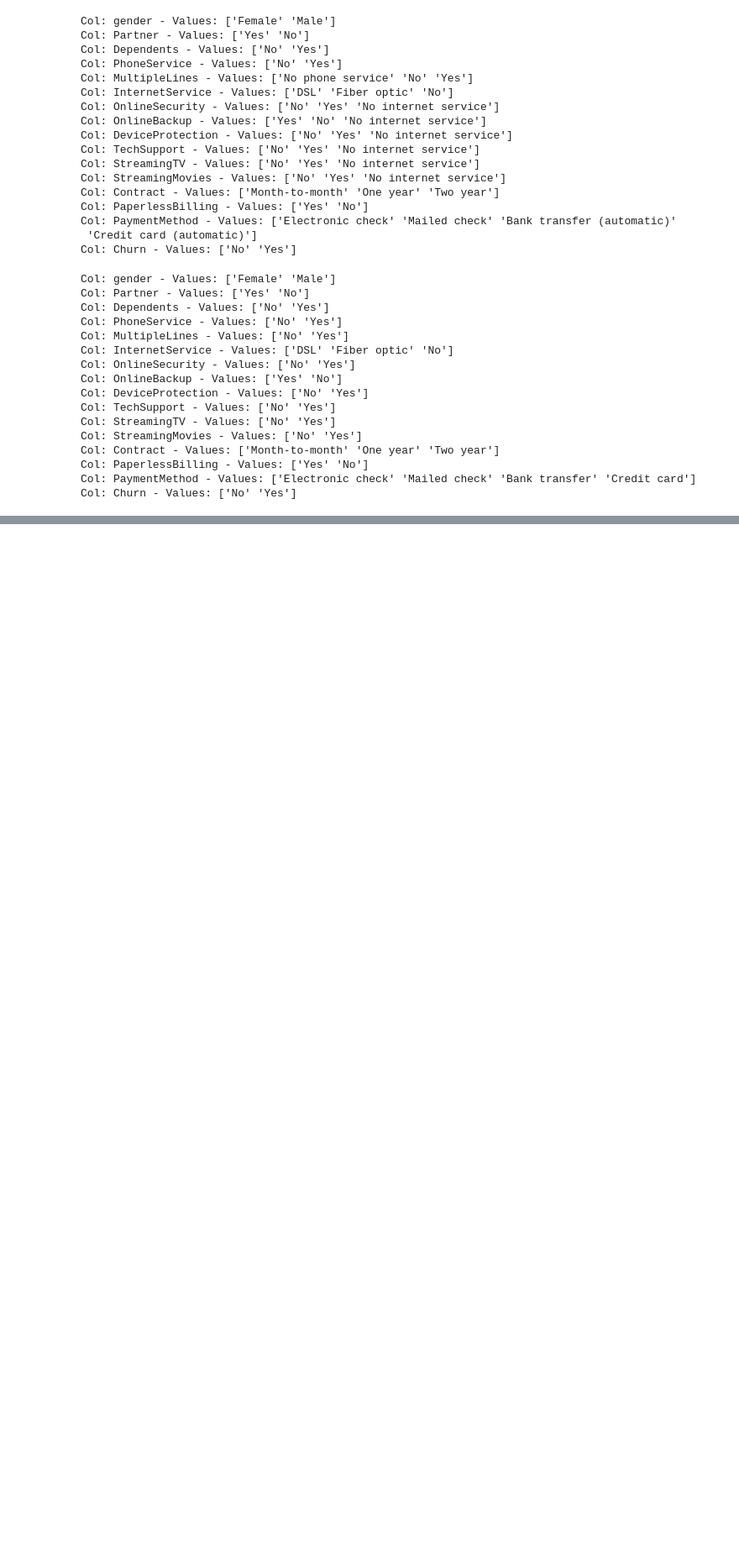
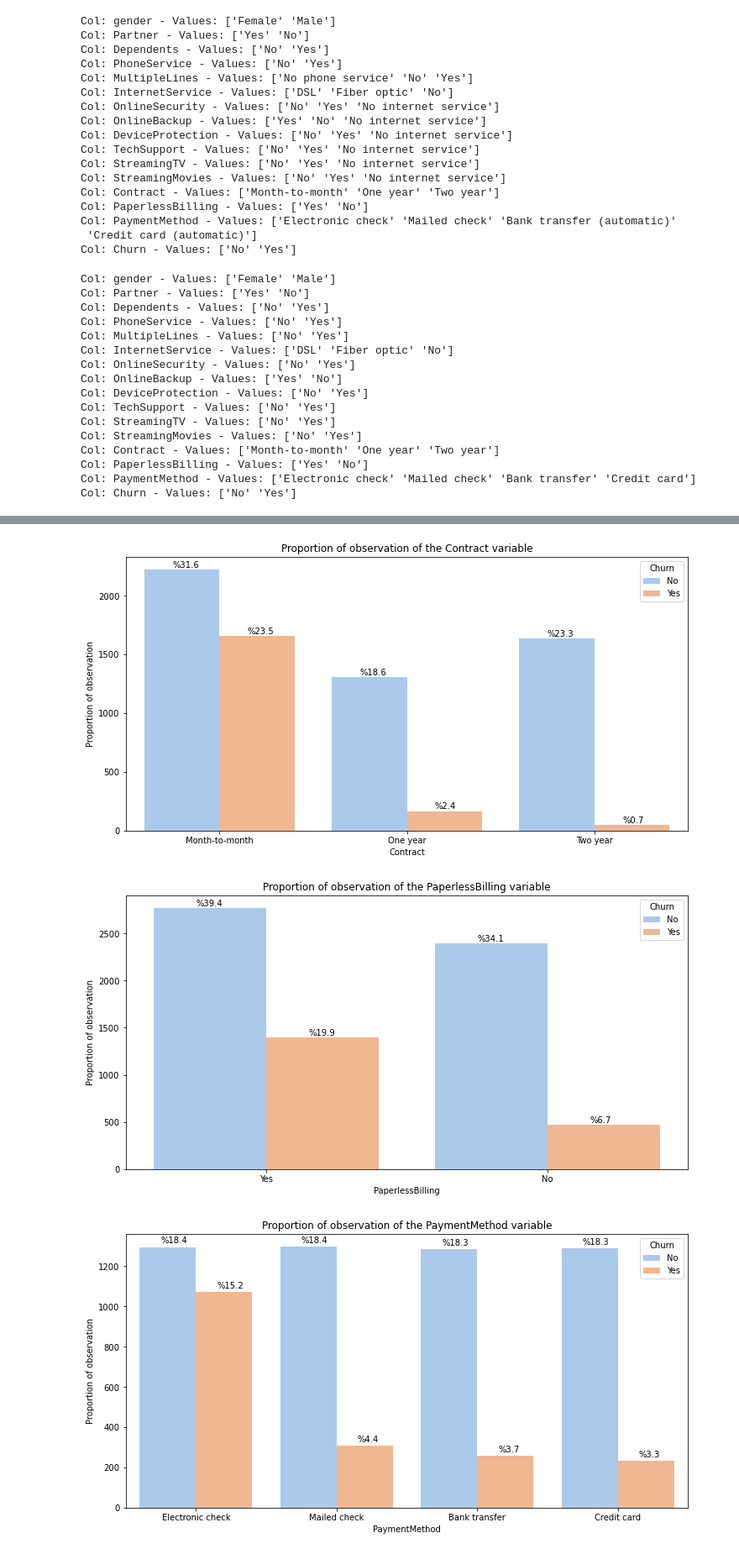
Before and after one commit to Bouaskaoun/customer-churn, a Jupyter notebook: customer-churn-prediction.ipynb, the cells around one changed output, grey strips where cells are left out. Shown at 84% size. Saved outputs shown, nothing was run; the diff lists cells and outputs as text; code cells hidden in the pictures; blank space fills up the shorter version.

```diff
--- a/customer-churn-prediction.ipynb
+++ b/customer-churn-prediction.ipynb
@@ -250,0 +276,8 @@ countplot_of_a_feature('PaymentMethod','Proportion of observation of the Payment
+# %%
+categories_account_attributes = ['Contract', 'PaperlessBilling','PaymentMethod']
+for col in categories_account_attributes:
+    countplot_of_a_feature(col)
+# %% [output]
+[figure, added]
+[figure, added]
+[figure, added]
```
Also changed, not shown: parts of 34 cells of this notebook.
